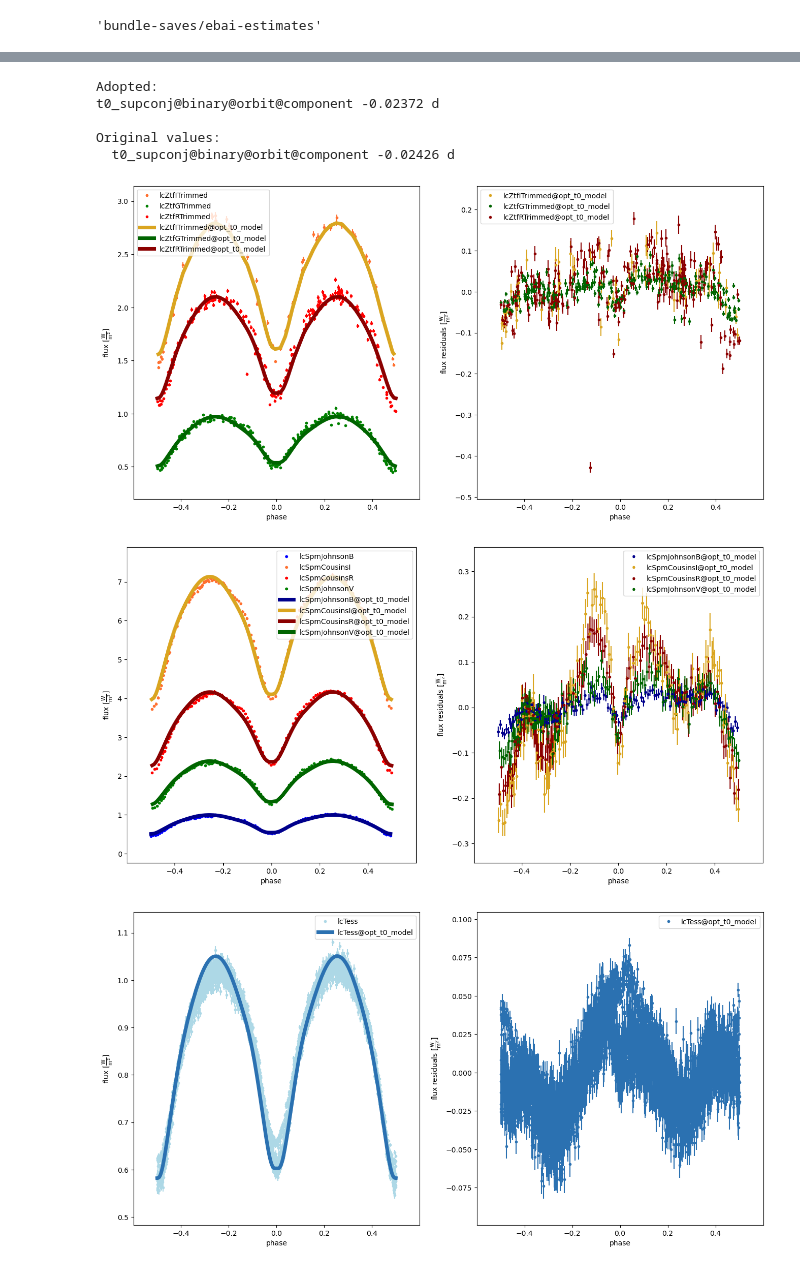
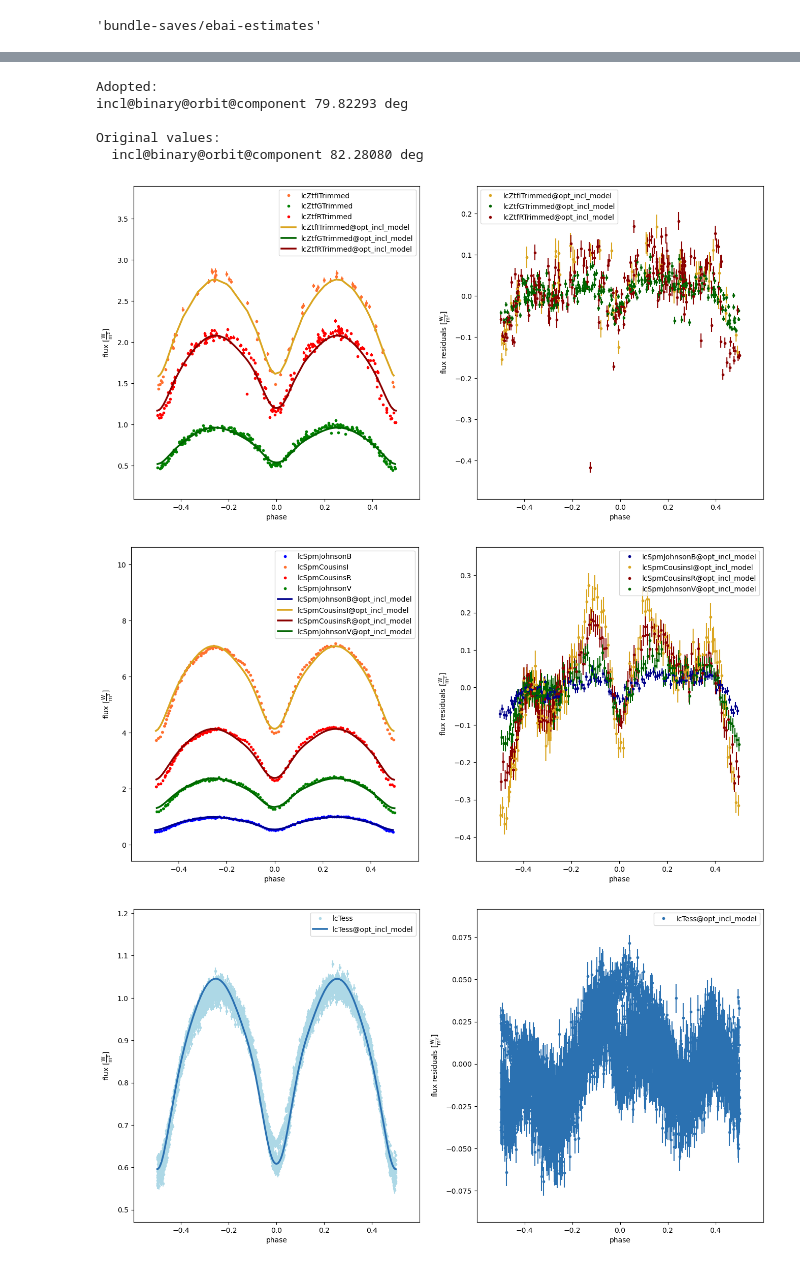
Before and after one commit to KnightIV/PHOEBE-Ensenada-Models, a Jupyter notebook: LINEAR_44914/phoebe-model.ipynb, the cells around one changed output, grey strips where cells are left out. Cells and saved outputs as stored; diff of their text form; code cells hidden in the pictures.

Commit message:
Further parameter optimization

```diff
--- a/LINEAR_44914/phoebe-model.ipynb
+++ b/LINEAR_44914/phoebe-model.ipynb
@@ -700,0 +753,4 @@ opt_utils.optimize_params(b, ['t0_supconj'], label='t0', export=False, datasets=
+# %%
+b = phoebe.load("bundle-saves/opt-t0")
+# %%
+opt_utils.optimize_params(b, fit_twigs=['incl@binary'], label='incl', export=True, datasets=spmDatasets + ['lcTess'] + ztfDatasets, maxiter=20)
@@ -701,13 +760,14 @@ opt_utils.optimize_params(b, ['t0_supconj'], label='t0', export=False, datasets=
 # %%
 gen_utils.abilitateDatasets(b, trimmedZtfDatasets + spmDatasets + ['lcTess'])
-gen_utils.adopt_solution(b, solution_name='opt_t0_solution', model_name='opt_t0_model')
-gen_utils.plotModelResidualsFigsize(b, figsize=(16, 8), datasetGroups=[trimmedZtfDatasets, spmDatasets, ['lcTess']], model='opt_t0_model')
+_, computeModelName = opt_utils.adopt_solution(b, solution_file="./external-jobs/results/opt_incl_solution")
+gen_utils.plotModelResidualsFigsize(b, figsize=(16, 8), datasetGroups=[trimmedZtfDatasets, spmDatasets, ['lcTess']], model=computeModelName)
+gen_utils.printAllModelsChi2(b)
 # %% [output]
 Adopted:
-t0_supconj@binary@orbit@component -0.02372 d
+incl@binary@orbit@component 79.82293 deg
 
 Original values:
-  t0_supconj@binary@orbit@component -0.02426 d
+  incl@binary@orbit@component 82.28080 deg
-[figure, old version]
+[figure, new version]
-[figure, old version]
+[figure, new version]
-[figure, old version]
+[figure, new version]
```
Also changed, not shown: parts of 18 cells of this notebook.
